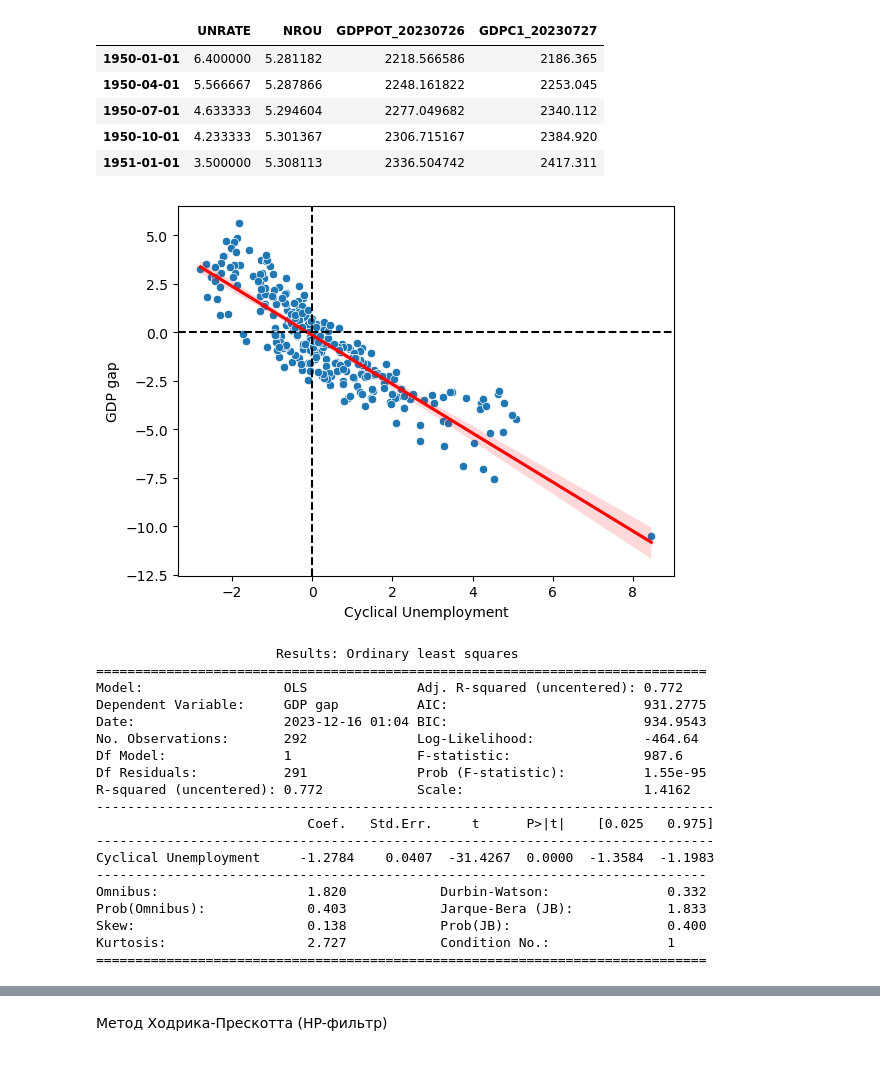
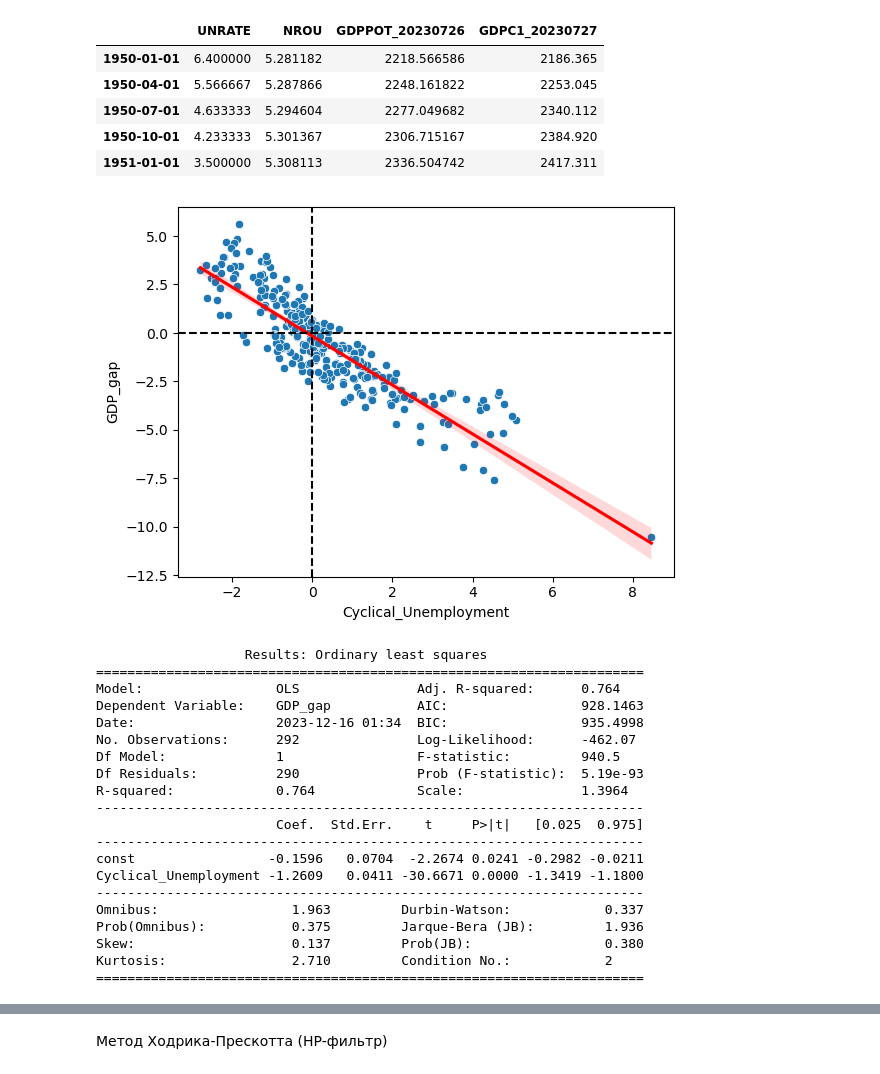
Before and after one commit to Maksim-Dostovalov/Econometric-Validation-of-Okun-s-Law, a Jupyter notebook: project.ipynb, the cells around one changed output, grey strips where cells are left out. Drawn from its saved outputs; the diff is of its cells as text; code cells hidden in the pictures.

```diff
--- a/project.ipynb
+++ b/project.ipynb
@@ -82,38 +84,39 @@ data.head()
 | 1950-10-01 | 4.233333 | 5.301367 | 2306.715167 | 2384.920 |
 | 1951-01-01 | 3.500000 | 5.308113 | 2336.504742 | 2417.311 |
 # %%
-data['GDP gap'] = (data['GDPC1_20230727'] - data['GDPPOT_20230726']) / data['GDPPOT_20230726'] * 100
+data['GDP_gap'] = (data['GDPC1_20230727'] - data['GDPPOT_20230726']) / data['GDPPOT_20230726'] * 100
 
-data['Cyclical Unemployment'] = data['UNRATE'] - data['NROU']
+data['Cyclical_Unemployment'] = data['UNRATE'] - data['NROU']
 
-sns.scatterplot(data=data, x='Cyclical Unemployment', y='GDP gap')
-sns.regplot(data=data, x='Cyclical Unemployment', y='GDP gap', scatter=False, color='r')
+sns.scatterplot(data=data, x='Cyclical_Unemployment', y='GDP_gap')
+sns.regplot(data=data, x='Cyclical_Unemployment', y='GDP_gap', scatter=False, color='r')
 plt.axhline(y=0, color='k', linestyle='--')
 plt.axvline(x=0, color='k', linestyle='--')
 plt.show()
 # %% [output]
-[figure, old version]
+[figure, new version]
 # %%
-model = sm.OLS(data['GDP gap'], data['Cyclical Unemployment']).fit()
+model = sm.OLS(data['GDP_gap'], sm.add_constant(data['Cyclical_Unemployment'])).fit()
 
 print(model.summary2())
 # %% [output]
-                       Results: Ordinary least squares
-==============================================================================
-Model:                  OLS              Adj. R-squared (uncentered): 0.772
-Dependent Variable:     GDP gap          AIC:                         931.2775
-Date:                   2023-12-16 01:04 BIC:                         934.9543
-No. Observations:       292              Log-Likelihood:              -464.64
-Df Model:               1                F-statistic:                 987.6
-Df Residuals:           291              Prob (F-statistic):          1.55e-95
-R-squared (uncentered): 0.772            Scale:                       1.4162
--------------------------------------------------------------------------------
-                           Coef.   Std.Err.     t      P>|t|    [0.025   0.975]
--------------------------------------------------------------------------------
-Cyclical Unemployment     -1.2784    0.0407  -31.4267  0.0000  -1.3584  -1.1983
-------------------------------------------------------------------------------
-Omnibus:                   1.820            Durbin-Watson:               0.332
-Prob(Omnibus):             0.403            Jarque-Bera (JB):            1.833
-Skew:                      0.138            Prob(JB):                    0.400
-Kurtosis:                  2.727            Condition No.:               1
-==============================================================================
+                   Results: Ordinary least squares
+======================================================================
+Model:                 OLS               Adj. R-squared:      0.764
+Dependent Variable:    GDP_gap           AIC:                 928.1463
+Date:                  2023-12-16 01:34  BIC:                 935.4998
+No. Observations:      292               Log-Likelihood:      -462.07
+Df Model:              1                 F-statistic:         940.5
+Df Residuals:          290               Prob (F-statistic):  5.19e-93
+R-squared:             0.764             Scale:               1.3964
+----------------------------------------------------------------------
+                       Coef.  Std.Err.    t     P>|t|   [0.025  0.975]
+----------------------------------------------------------------------
+const                 -0.1596   0.0704  -2.2674 0.0241 -0.2982 -0.0211
+Cyclical_Unemployment -1.2609   0.0411 -30.6671 0.0000 -1.3419 -1.1800
+----------------------------------------------------------------------
+Omnibus:                 1.963         Durbin-Watson:            0.337
+Prob(Omnibus):           0.375         Jarque-Bera (JB):         1.936
+Skew:                    0.137         Prob(JB):                 0.380
+Kurtosis:                2.710         Condition No.:            2
+======================================================================
```
Also changed, not shown: parts of 12 cells of this notebook.
